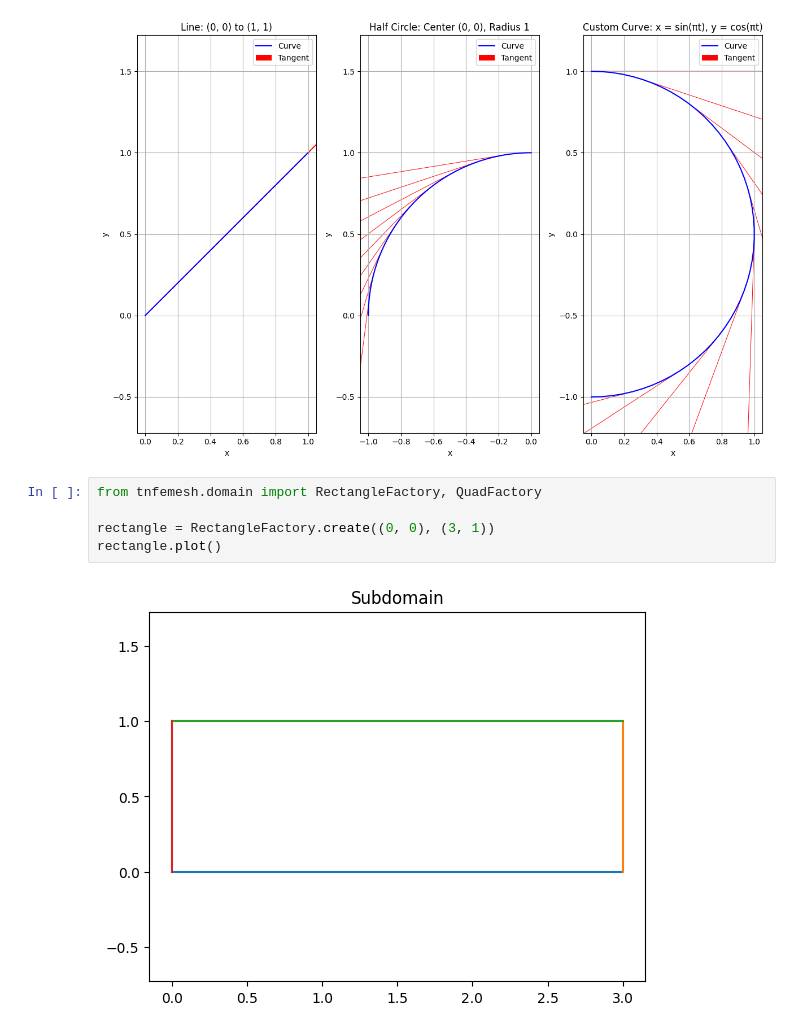
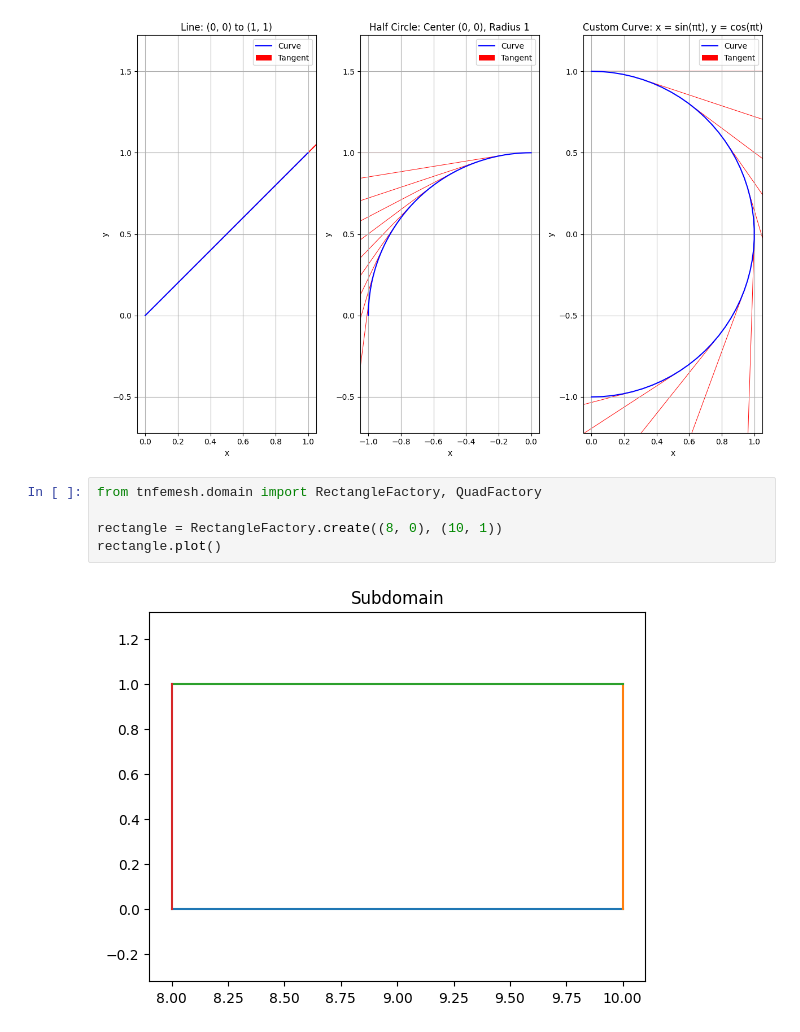
Before and after one commit to MazenAli/TT-FEMesh, a Jupyter notebook: notebooks/prototyping.ipynb, the cells around one changed output. Drawn from its saved outputs; the diff is of its cells as text.

```diff
--- a/notebooks/prototyping.ipynb
+++ b/notebooks/prototyping.ipynb
@@ -68,10 +74,10 @@ ParametricCurve2D(x_func=<function <lambda> at 0x...>, y_func=<function <lambda>
 # %%
 from tnfemesh.domain import RectangleFactory, QuadFactory
 
-rectangle = RectangleFactory.create((0, 0), (3, 1))
+rectangle = RectangleFactory.create((8, 0), (10, 1))
 rectangle.plot()
 # %% [output]
-[figure, old version]
+[figure, new version]
 # %%
 p1 = (0, 0)
 p2 = (3, 0)
```
Also changed, not shown: parts of 5 cells of this notebook, 5 other files.
